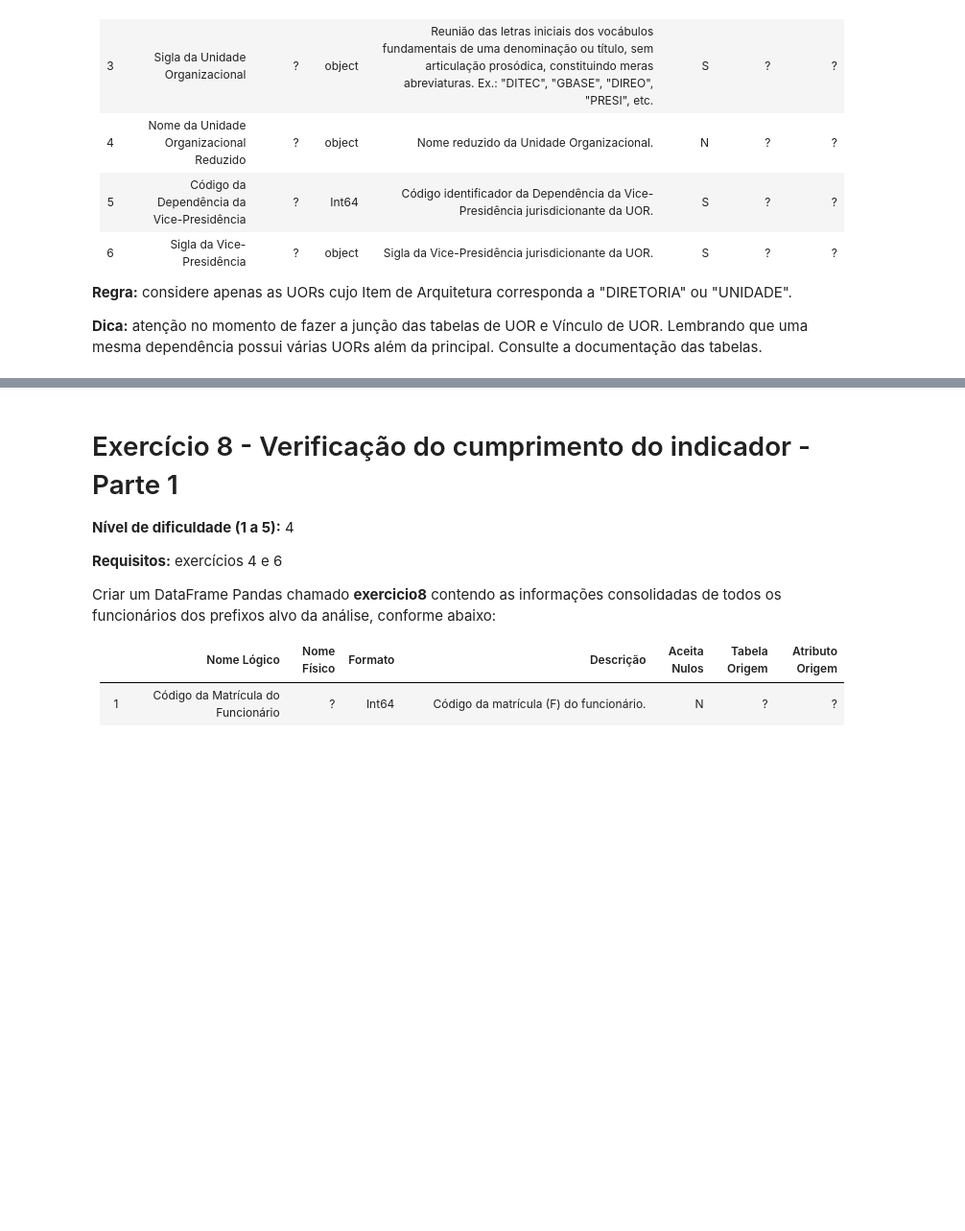
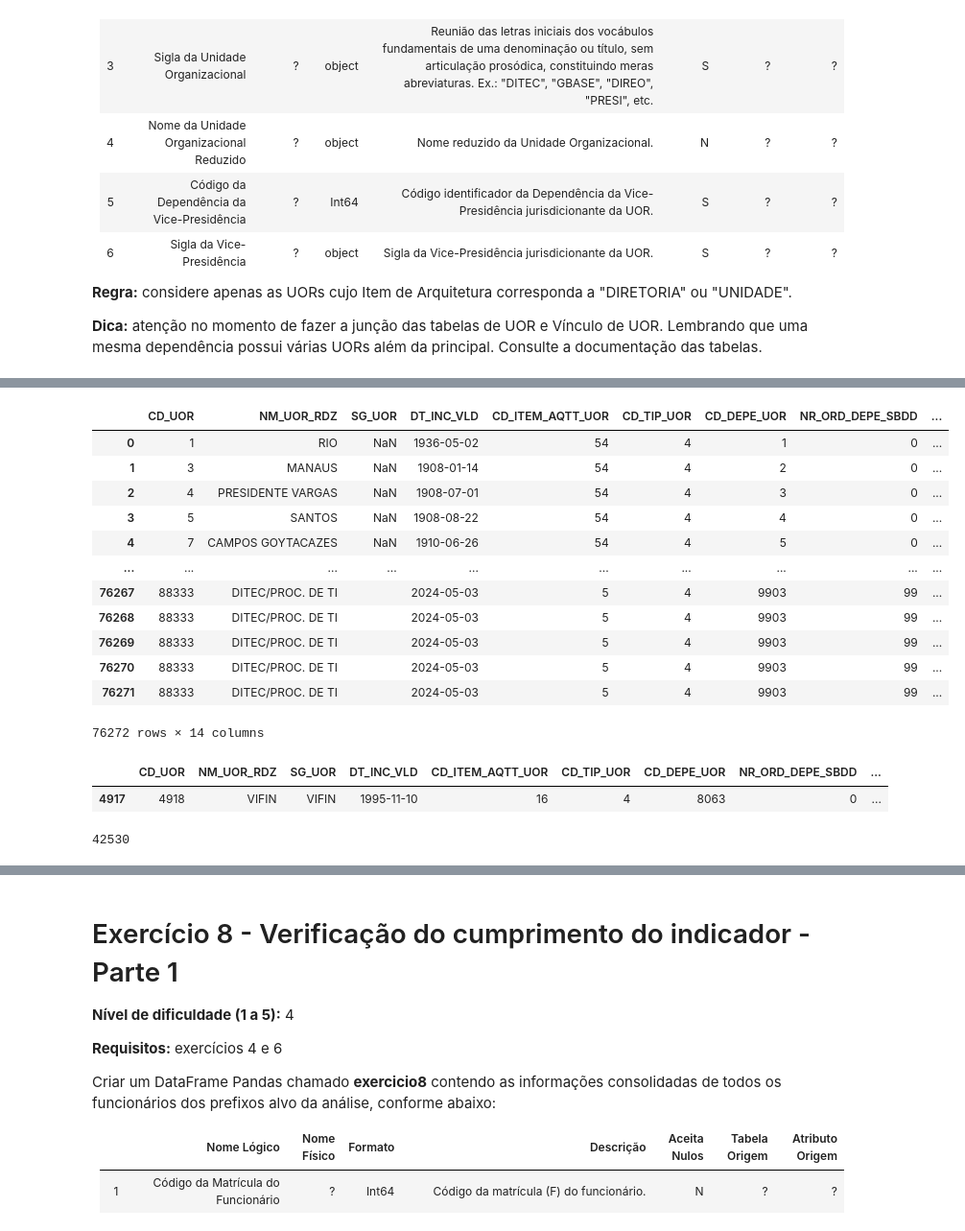
Before and after one commit to AllexRocha/desafio_engdedados, a Jupyter notebook: F0429482_engenharia.ipynb, the cells around one changed output, grey strips where cells are left out. Shown: that part at 96% size. Drawn from its saved outputs; the diff is of its cells as text; code cells hidden in the pictures; blank space fills up the shorter version.

```diff
--- a/F0429482_engenharia.ipynb
+++ b/F0429482_engenharia.ipynb
@@ -657,0 +854,28 @@ Criar um DataFrame Pandas chamado <b>exercicio7</b> contendo as informações da
+# %%
+vinculo_uor = pd.read_csv('bases/VCL_UOR.csv', sep=";")
+# %%
+teste = pd.merge(exercicio2, vinculo_uor, left_on='CD_UOR', right_on='CD_UOR_VCLD', how='left')
+teste
+# %% [output]
+|  | CD_UOR | NM_UOR_RDZ | SG_UOR | DT_INC_VLD | CD_ITEM_AQTT_UOR | CD_TIP_UOR | CD_DEPE_UOR | NR_ORD_DEPE_SBDD | ... |
+| 0 | 1 | RIO | NaN | 1936-05-02 | 54 | 4 | 1 | 0 | ... |
+| 1 | 3 | MANAUS | NaN | 1908-01-14 | 54 | 4 | 2 | 0 | ... |
+| 2 | 4 | PRESIDENTE VARGAS | NaN | 1908-07-01 | 54 | 4 | 3 | 0 | ... |
+| 3 | 5 | SANTOS | NaN | 1908-08-22 | 54 | 4 | 4 | 0 | ... |
+| 4 | 7 | CAMPOS GOYTACAZES | NaN | 1910-06-26 | 54 | 4 | 5 | 0 | ... |
+| ... | ... | ... | ... | ... | ... | ... | ... | ... | ... |
+| 76267 | 88333 | DITEC/PROC. DE TI |  | 2024-05-03 | 5 | 4 | 9903 | 99 | ... |
+| 76268 | 88333 | DITEC/PROC. DE TI |  | 2024-05-03 | 5 | 4 | 9903 | 99 | ... |
+| 76269 | 88333 | DITEC/PROC. DE TI |  | 2024-05-03 | 5 | 4 | 9903 | 99 | ... |
+| 76270 | 88333 | DITEC/PROC. DE TI |  | 2024-05-03 | 5 | 4 | 9903 | 99 | ... |
+| 76271 | 88333 | DITEC/PROC. DE TI |  | 2024-05-03 | 5 | 4 | 9903 | 99 | ... |
+76272 rows × 14 columns
+# %%
+exercicio2[exercicio2['CD_UOR']==4918]
+# %% [output]
+|  | CD_UOR | NM_UOR_RDZ | SG_UOR | DT_INC_VLD | CD_ITEM_AQTT_UOR | CD_TIP_UOR | CD_DEPE_UOR | NR_ORD_DEPE_SBDD | ... |
+| 4917 | 4918 | VIFIN | VIFIN | 1995-11-10 | 16 | 4 | 8063 | 0 | ... |
+# %%
+teste['CD_TIP_VCL'].isnull().sum()
+# %% [output]
+42530
```
Also changed, not shown: parts of 37 cells of this notebook.
